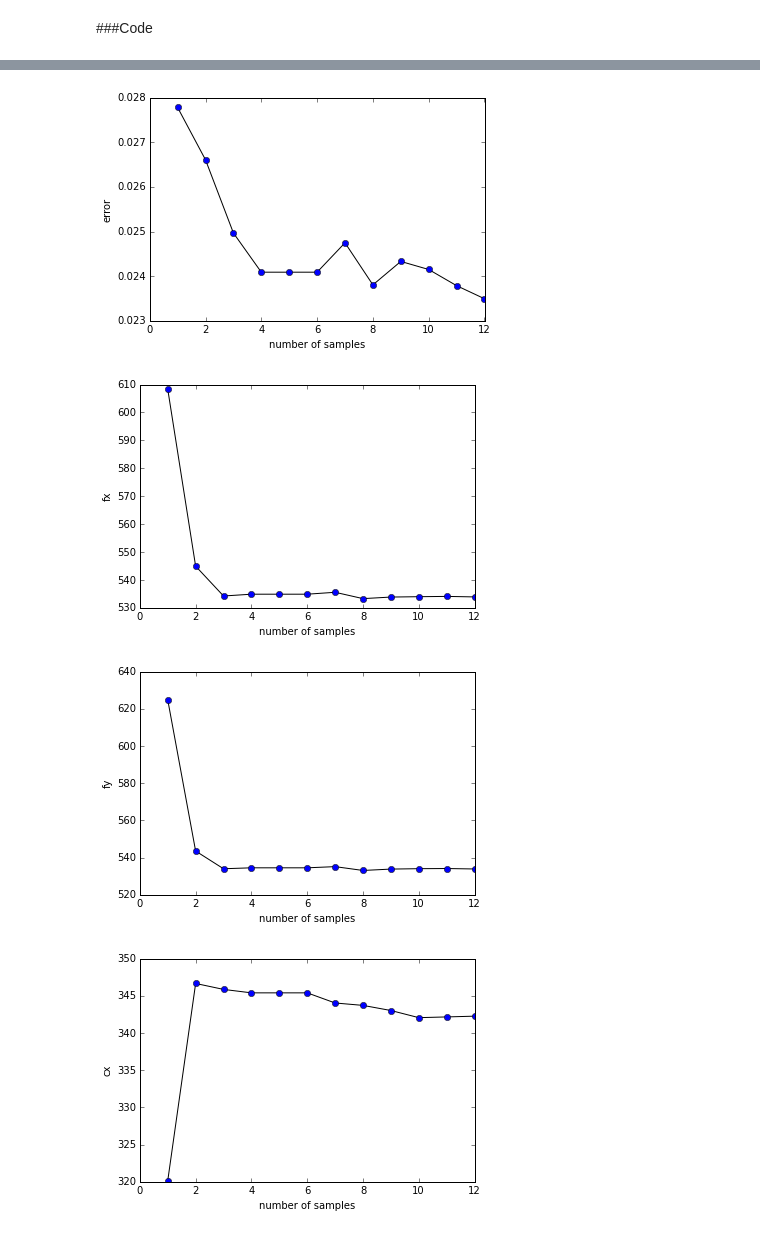
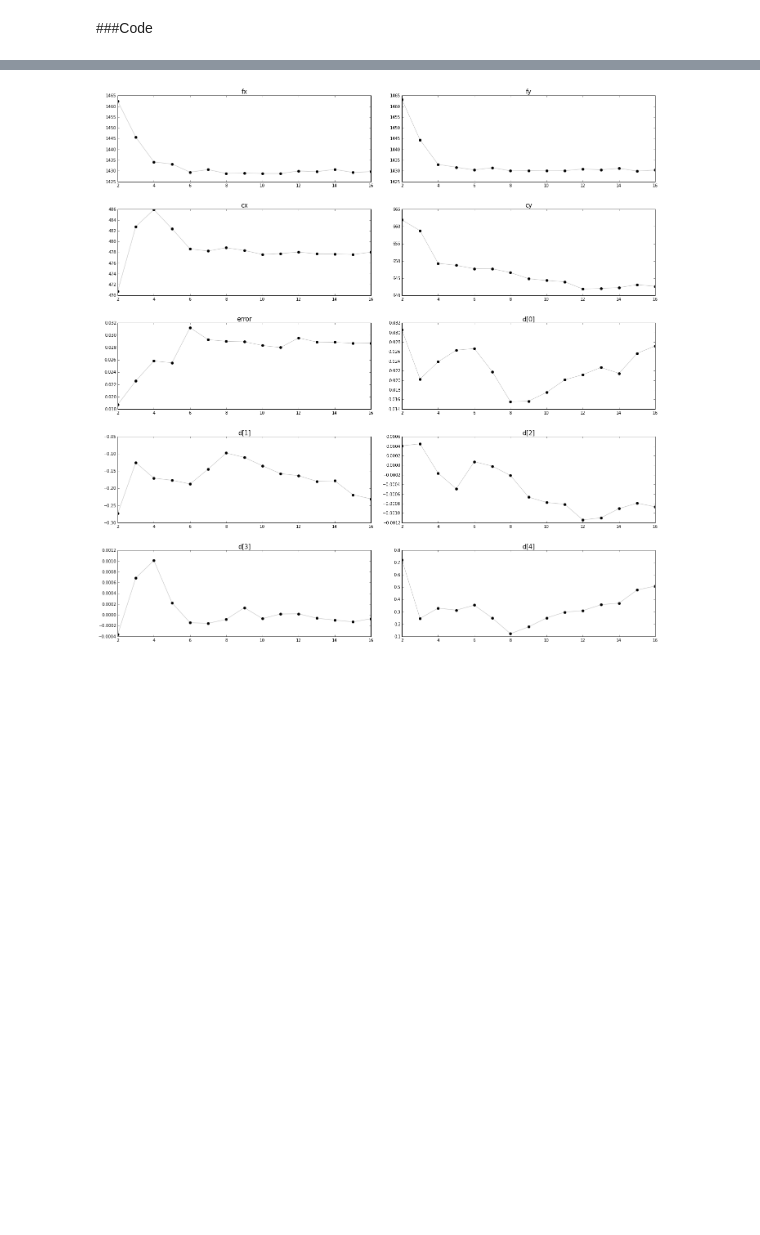
Before and after one commit to Jesus89/3DScanScience, a Jupyter notebook: notebooks/5.2 Camera calibration.ipynb, the cells around one changed output, grey strips where cells are left out. Drawn from its saved outputs; the diff is of its cells as text; code cells hidden in the pictures; blank space fills up the shorter version.

```diff
--- a/notebooks/5.2 Camera calibration.ipynb
+++ b/notebooks/5.2 Camera calibration.ipynb
@@ -41,4 +42,4 @@ import numpy as np
 import matplotlib.pyplot as plt
 # %%
 # Load images
-images = glob.glob('/home/jesus/code/opencv/samples/cpp/left*.jpg')
+images = sorted(glob.glob('/home/jesus/captures/frame*.jpg'))
@@ -144,32 +141,35 @@ Distortion vector
+# %%
+# Compute calibration for 1, 2, 3 ...,n images
+
+error_list = []
+mtx_list = []
+dist_list = []
+index = 2
+
+for i in range(index,len(images)+1):
+    error, mtx, dist, _ = compute_calibration(images[:i])
+    if error not in [x for _,x in error_list]:
+        error_list += [(index, error)]
+        mtx_list += [mtx]
+        dist_list += [dist]
+        index += 1
 # %%
-# Compute calibration for 1, 2, 3 ...,n images
+# Plot parameters over number of samples used
 
-error_list = []
-mtx_list = []
-dist_list = []
+x, y = 5, 2
+f, axarr = plt.subplots(x, y, figsize=(20,20))
+plt.tight_layout(pad=5.0)
+def plot(title, list, index):
+    axarr[index // y, index % y].set_title(title, size=15)
+    axarr[index // y, index % y].plot([x for x,_ in error_list], list, '0.75',
+                                      [x for x,_ in error_list], list, 'ko')
 
-for i in range(1,len(images)):
-    error, mtx, dist = compute_calibration(images[:i])
-    error_list += [(i, error)]
-    mtx_list += [mtx]
-    dist_list += [dist]
-
-def plot(title, list):
-    plt.plot([x for x,_ in error_list], list,'k',
-             [x for x,_ in error_list], list, 'bo')
-    plt.xlabel('number of samples')
-    plt.ylabel(title)
-    plt.show()
-
-plot('error', [x for _,x in error_list])
-plot('fx', [x[0][0] for x in mtx_list])
-plot('fy', [x[1][1] for x in mtx_list])
-plot('cx', [x[0][2] for x in mtx_list])
-plot('cy', [x[1][2] for x in mtx_list])
+plot('fx', [x[0][0] for x in mtx_list], 0)
+plot('fy', [x[1][1] for x in mtx_list], 1)
+plot('cx', [x[0][2] for x in mtx_list], 2)
+plot('cy', [x[1][2] for x in mtx_list], 3)
+plot('error', [x for _,x in error_list], 4)
 for i in range(5):
-    plot('d[{0}]'.format(i), [x[0][i] for x in dist_list])
+    plot('d[{0}]'.format(i), [x[0][i] for x in dist_list], 5+i)
 # %% [output]
-[figure, old version]
+[figure, new version]
-[figure, removed]
-[figure, removed]
-[figure, removed]
```
Also changed, not shown: parts of 5 cells of this notebook.
